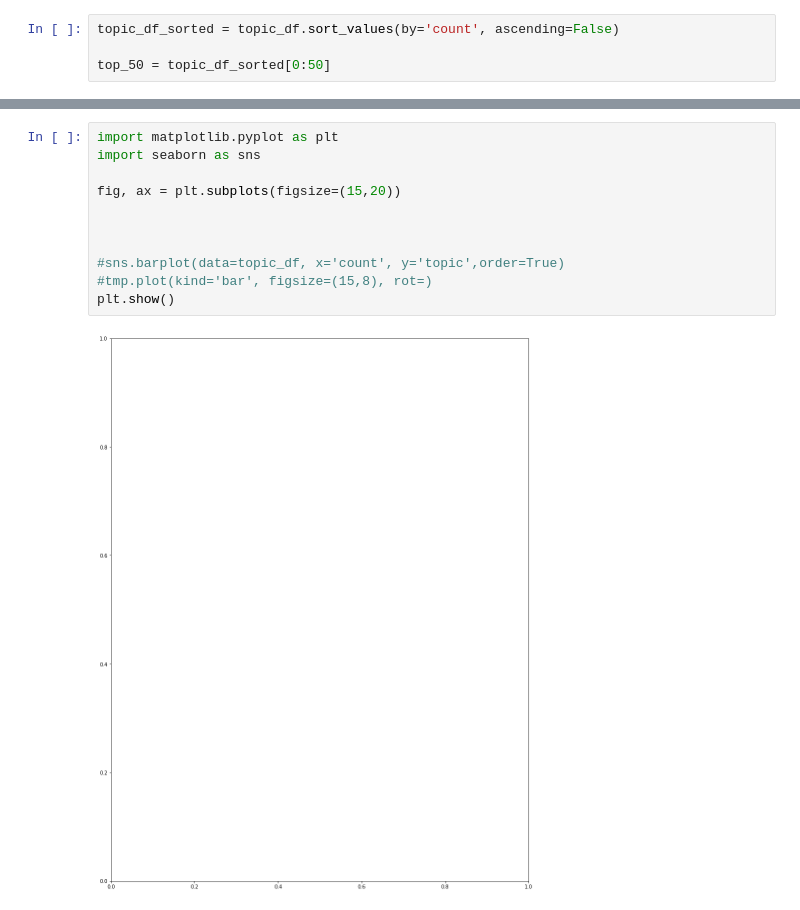
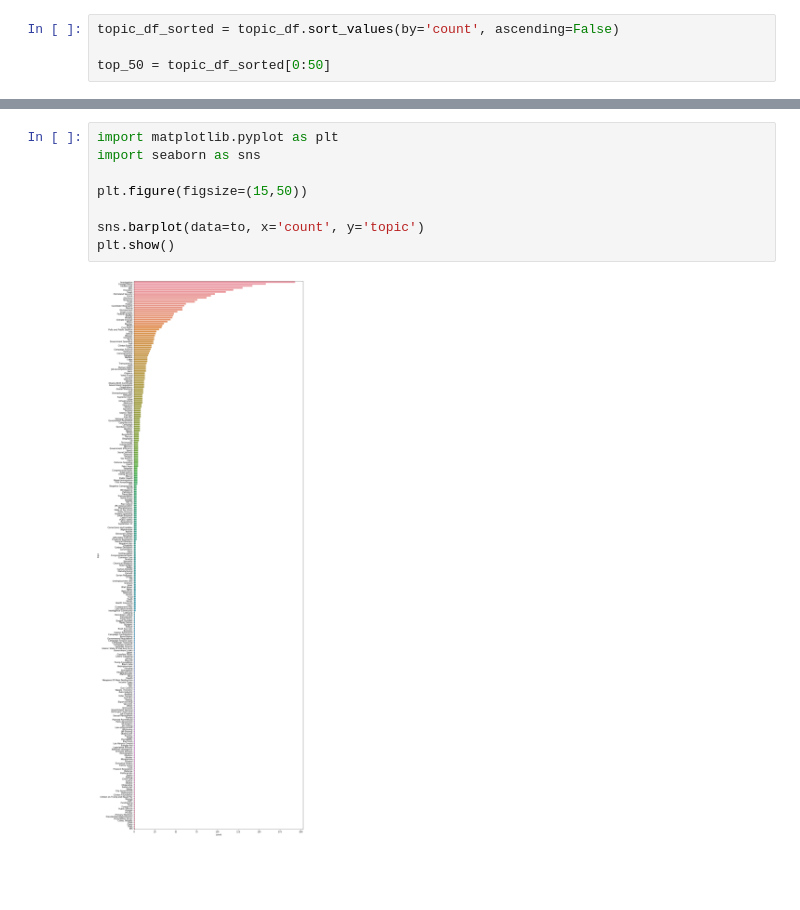
Before and after one commit to baetuc/ADA-CS-401, a Jupyter notebook: Project/Project.ipynb, the cells around one changed output, grey strips where cells are left out. Cells and saved outputs as stored; diff of their text form; blank space fills up the shorter version.

Commit message:
Topic barchart

```diff
--- a/Project/Project.ipynb
+++ b/Project/Project.ipynb
@@ -554,13 +538,10 @@ top_50
 # %%
 import matplotlib.pyplot as plt
 import seaborn as sns
 
-fig, ax = plt.subplots(figsize=(15,20))
+plt.figure(figsize=(15,50))
 
-
-
-#sns.barplot(data=topic_df, x='count', y='topic',order=True)
-#tmp.plot(kind='bar', figsize=(15,8), rot=)
+sns.barplot(data=to, x='count', y='topic')
 plt.show()
 # %% [output]
-[figure, old version]
+[figure, new version]
```
Also changed, not shown: parts of 7 cells of this notebook.
